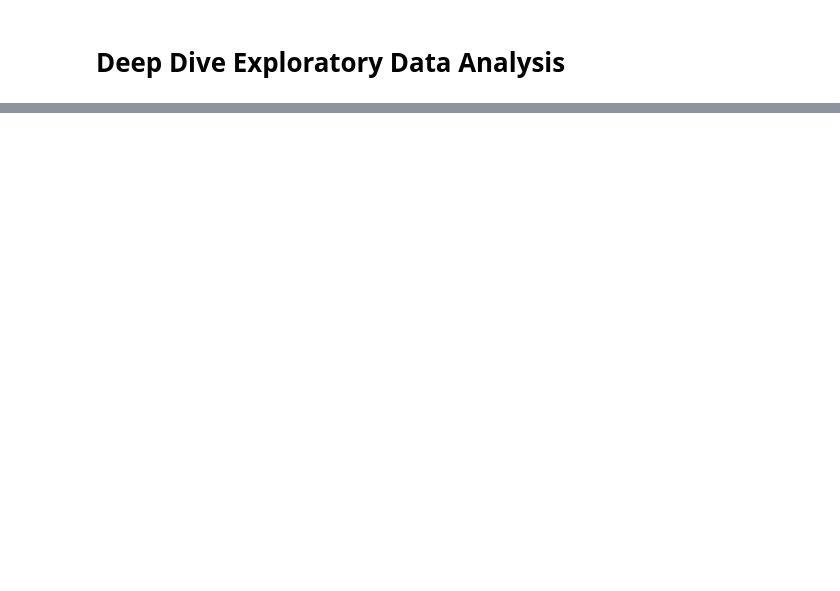
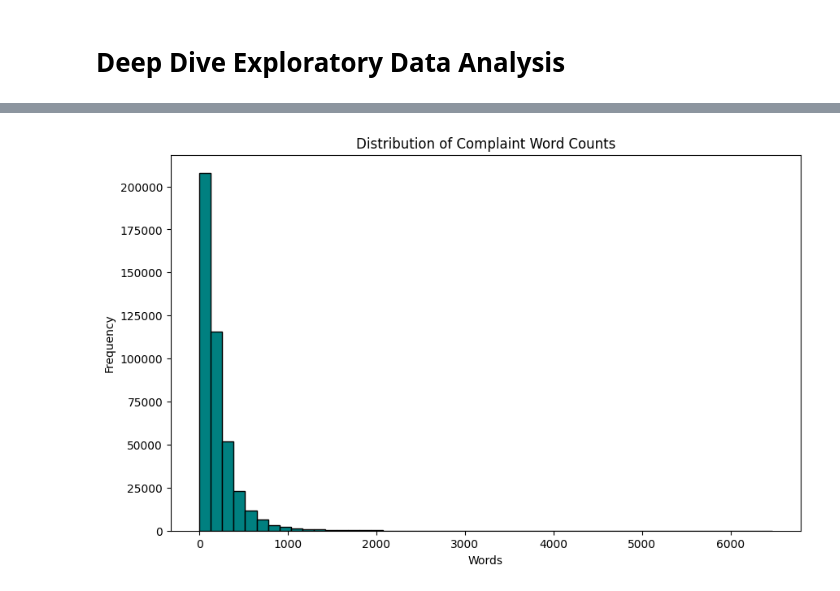
Before and after one commit to Miftah-Ebrahim/RAG-Complaint-Intelligence-Platform, a Jupyter notebook: notebooks/01_deep_eda.ipynb, the cells around one changed output, grey strips where cells are left out. Cells and saved outputs as stored; diff of their text form; code cells hidden in the pictures; blank space fills up the shorter version.

```diff
--- a/notebooks/01_deep_eda.ipynb
+++ b/notebooks/01_deep_eda.ipynb
@@ -22,13 +25,14 @@ df = pd.read_csv(FILTERED_CSV, low_memory=False)
 # %%
 # Viz 1: Histogram of Complaint Word Counts
 df['word_count'] = df['Consumer complaint narrative'].astype(str).apply(lambda x: len(x.split()))
 fig, ax = plt.subplots(figsize=(10, 6))
 ax.hist(df['word_count'], bins=50, color='teal', edgecolor='black')
 ax.set_title('Distribution of Complaint Word Counts')
 ax.set_xlabel('Words')
 ax.set_ylabel('Frequency')
-save_plot(fig, 'word_len_dist.png')
 plt.show()
+# %% [output]
+[figure, added]
 # %%
 # Viz 2: Top 10 Sub-products
 top_sub = df['Sub-product'].value_counts().head(10)
```
Also changed, not shown: parts of 4 cells of this notebook, 17 other files.
